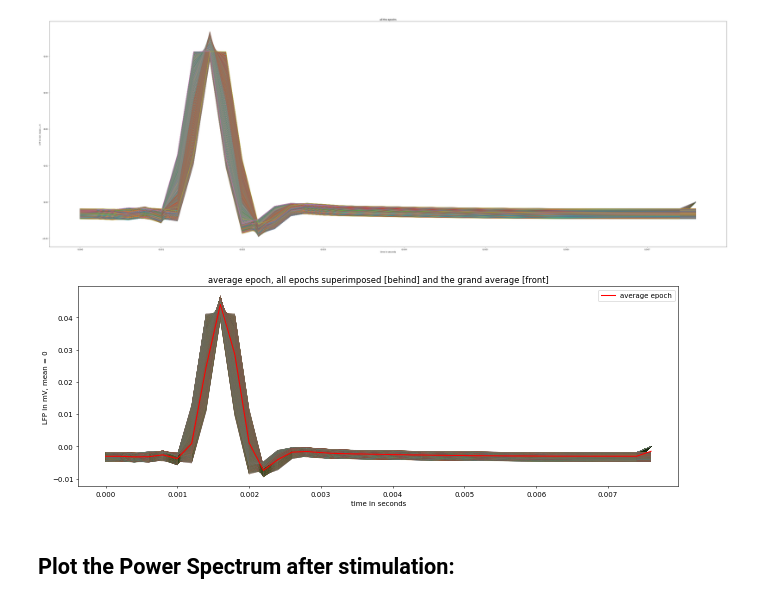
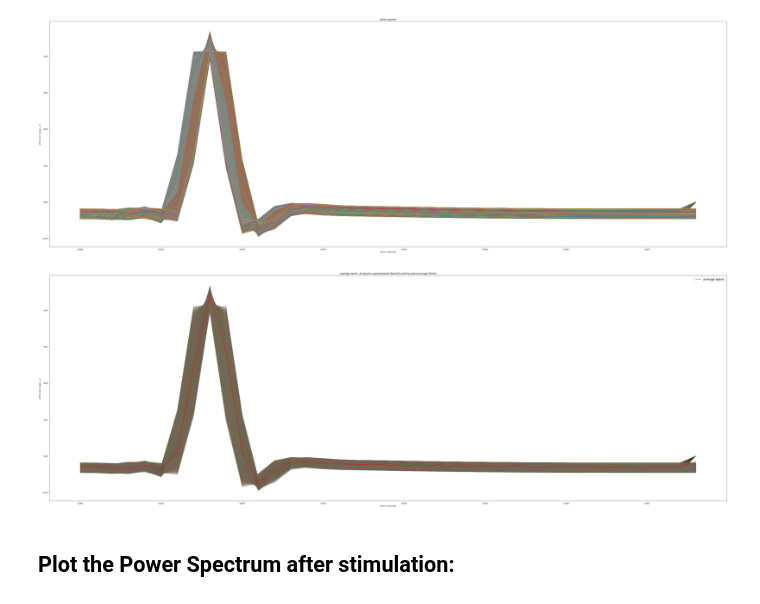
Before and after one commit to tmorshed/dbs_cep, a Jupyter notebook: cep_thesis.ipynb, the cells around one changed output. Cells and saved outputs as stored; diff of their text form; code cells hidden in the pictures.

```diff
--- a/cep_thesis.ipynb
+++ b/cep_thesis.ipynb
@@ -306,24 +306,24 @@ the length of template is 39 datapoints equivalent to 0.007800000000003138 secon
 # %%
 #average all the windows to build a
 
 avg_temp = np.sum(eps, axis=0)/lstim
 
 
 fig_avg = plt.figure(dpi=dpi)
-axes_avg = fig_avg.add_axes([0,0,2,1])
+axes_avg = fig_avg.add_axes([0,0,8,4])
 for i in range(len(eps)-1):
   alleps, = axes_avg.plot(temp_times, eps[i], linewidth=0.03)
 avgline, = axes_avg.plot(temp_times, avg_tmp, c='r', label='average epoch')
 axes_avg.set_title('average epoch, all epochs superimposed [behind] and the grand average [front]')
 axes_avg.set_facecolor('white')
 axes_avg.set_ylabel('LFP in mV, mean = 0')
 axes_avg.set_xlabel('time in seconds')
 axes_avg.autoscale_view(tight=True, scalex=True, scaley=True)
-axes_avg.legend(loc=0)
+axes_avg.legend(loc=0, fontsize='x-large')
 
 fig_avg.show()
 # %% [output]
-[figure, old version]
+[figure, new version]
 # %% [markdown]
 ## Plot the Power Spectrum after stimulation:
 # %%
```
Also changed, not shown: parts of 3 cells of this notebook.
